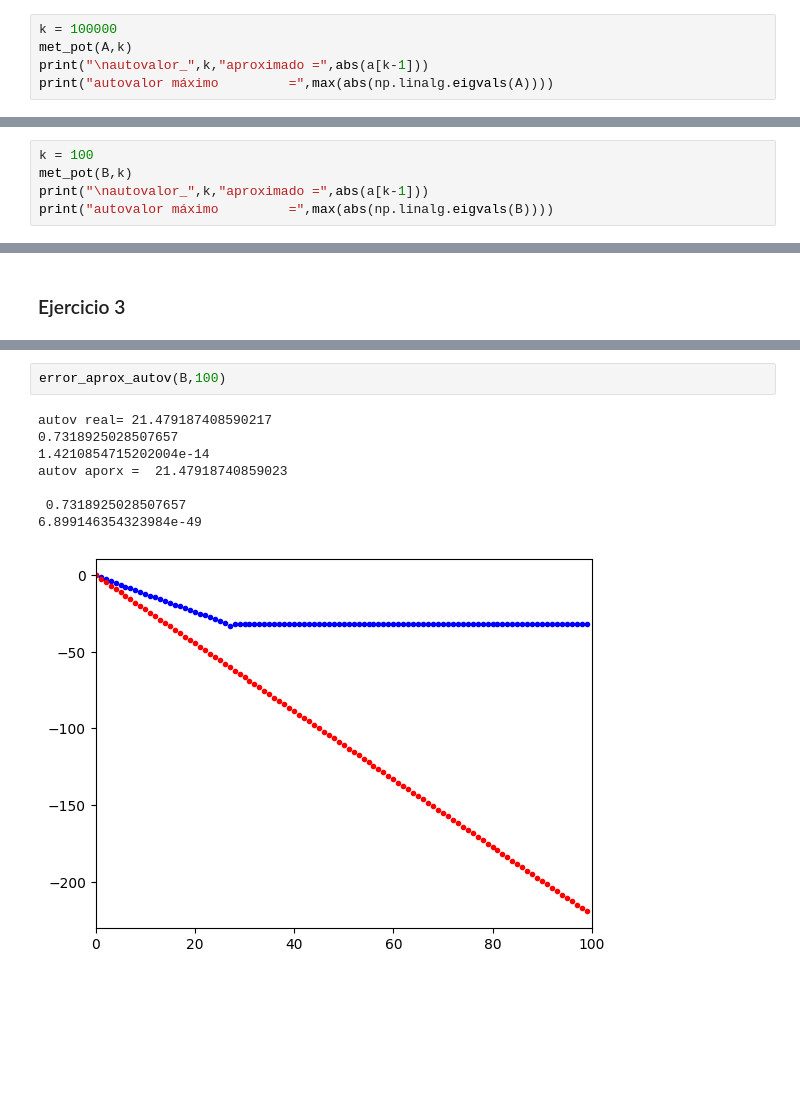
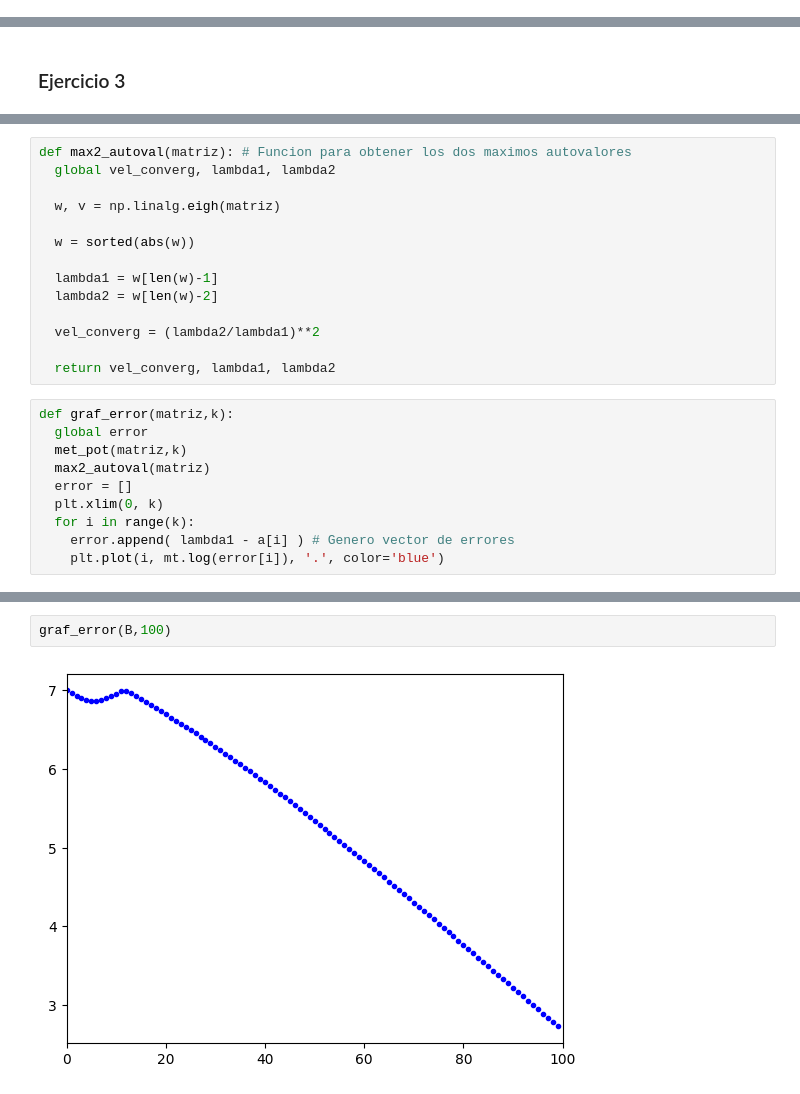
Before and after one commit to arielbakal/AlgebraLinealComputacional_UBA_FCEN, a Jupyter notebook: laboratorio/TP1/TP1.ipynb, the cells around one changed output, grey strips where cells are left out. Drawn from its saved outputs; the diff is of its cells as text; blank space fills up the shorter version.

```diff
--- a/laboratorio/TP1/TP1.ipynb
+++ b/laboratorio/TP1/TP1.ipynb
@@ -102,5 +95,0 @@ def autov_aprox(A,k):
-# %%
-k = 100000
-met_pot(A,k)
-print("\nautovalor_",k,"aproximado =",abs(a[k-1]))
-print("autovalor máximo         =",max(abs(np.linalg.eigvals(A))))
@@ -109,5 +95,0 @@ print("autovalor máximo         =",max(abs(np.linalg.eigvals(A))))
-# %%
-k = 100
-met_pot(B,k)
-print("\nautovalor_",k,"aproximado =",abs(a[k-1]))
-print("autovalor máximo         =",max(abs(np.linalg.eigvals(B))))
@@ -219,0 +120,24 @@ autov aporx =  1.8562451498786907
+# %%
+def max2_autoval(matriz): # Funcion para obtener los dos maximos autovalores
+  global vel_converg, lambda1, lambda2
+
+  w, v = np.linalg.eigh(matriz)
+
+  w = sorted(abs(w))
+
+  lambda1 = w[len(w)-1]
+  lambda2 = w[len(w)-2]
+
+  vel_converg = (lambda2/lambda1)**2
+
+  return vel_converg, lambda1, lambda2
+# %%
+def graf_error(matriz,k):
+  global error
+  met_pot(matriz,k)
+  max2_autoval(matriz)
+  error = []
+  plt.xlim(0, k)
+  for i in range(k):
+    error.append( lambda1 - a[i] ) # Genero vector de errores
+    plt.plot(i, mt.log(error[i]), '.', color='blue')
@@ -220,12 +148,5 @@ autov aporx =  1.8562451498786907
 # %%
-error_aprox_autov(B,100)
+graf_error(B,100)
 # %% [output]
-autov real= 21.479187408590217
-0.7318925028507657
-1.4210854715202004e-14
-autov aporx =  21.47918740859023
-
- 0.7318925028507657
-6.899146354323984e-49
-[figure, old version]
+[figure, new version]
 # %%
```
Also changed, not shown: parts of 27 cells of this notebook.
